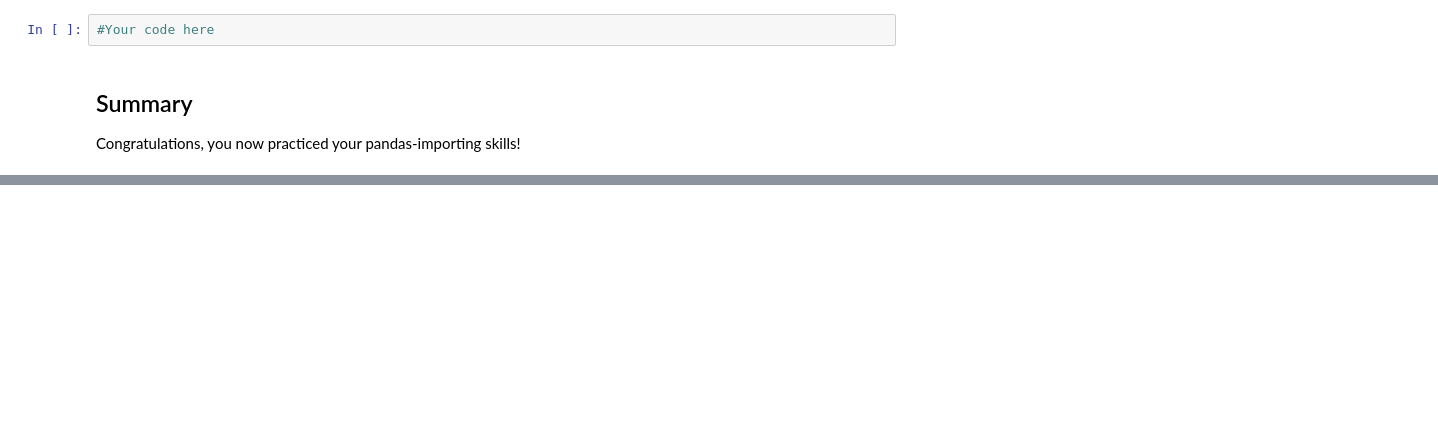
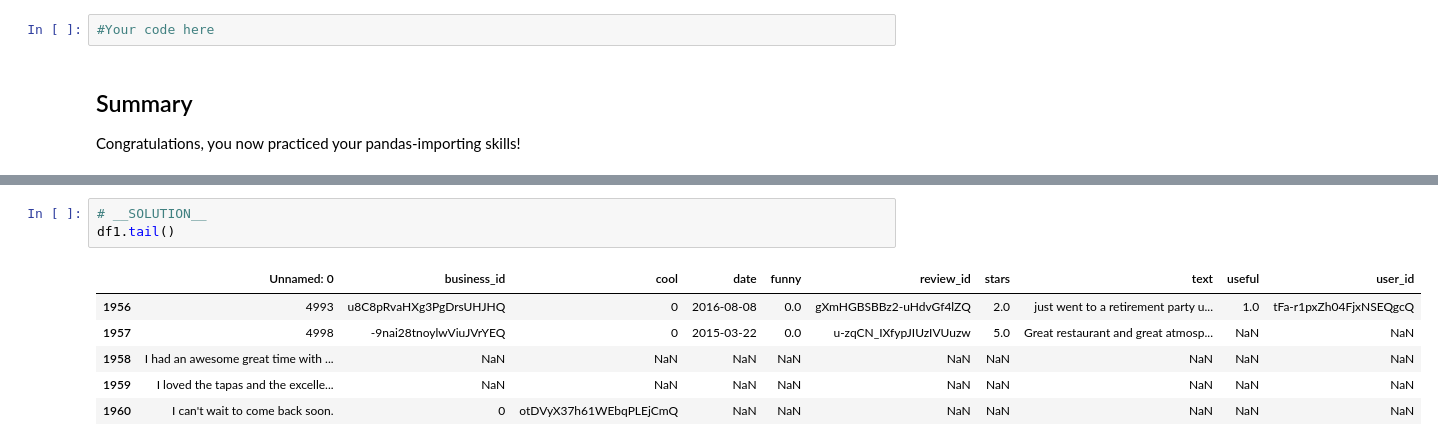
Before and after one commit to learn-co-curriculum/dsc-importing-data-using-pandas-lab, a Jupyter notebook: index.ipynb, the cells around one changed output, grey strips where cells are left out. Saved outputs shown, nothing was run; the diff lists cells and outputs as text; blank space fills up the shorter version.

```diff
--- a/index.ipynb
+++ b/index.ipynb
@@ -46,0 +159,10 @@ Congratulations, you now practiced your pandas-importing skills!
+# %%
+# __SOLUTION__
+df1.tail()
+# %% [output]
+|  | Unnamed: 0 | business_id | cool | date | funny | review_id | stars | text | useful | user_id |
+| 1956 | 4993 | u8C8pRvaHXg3PgDrsUHJHQ | 0 | 2016-08-08 | 0.0 | gXmHGBSBBz2-uHdvGf4lZQ | 2.0 | just went to a retirement party u... | 1.0 | tFa-r1pxZh04FjxNSEQgcQ |
+| 1957 | 4998 | -9nai28tnoylwViuJVrYEQ | 0 | 2015-03-22 | 0.0 | u-zqCN_IXfypJIUzIVUuzw | 5.0 | Great restaurant and great atmosp... | NaN | NaN |
+| 1958 | I had an awesome great time with ... | NaN | NaN | NaN | NaN | NaN | NaN | NaN | NaN | NaN |
+| 1959 | I loved the tapas and the excelle... | NaN | NaN | NaN | NaN | NaN | NaN | NaN | NaN | NaN |
+| 1960 | I can't wait to come back soon. | 0 | otDVyX37h61WEbqPLEjCmQ | NaN | NaN | NaN | NaN | NaN | NaN | NaN |
```
Also changed, not shown: parts of 14 cells of this notebook, 1 other file.
